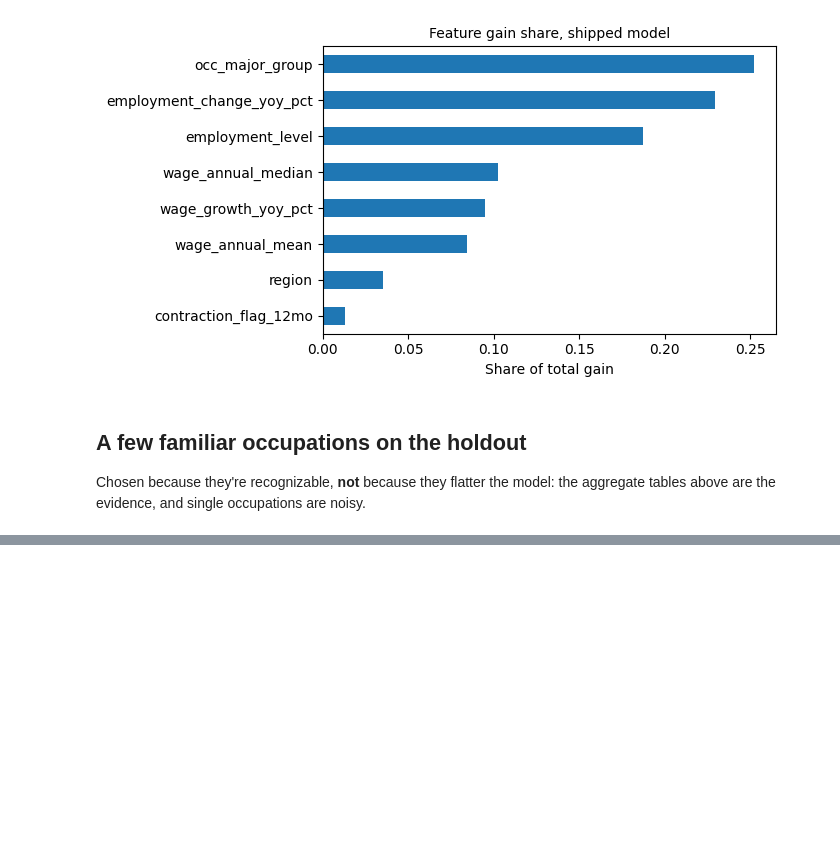
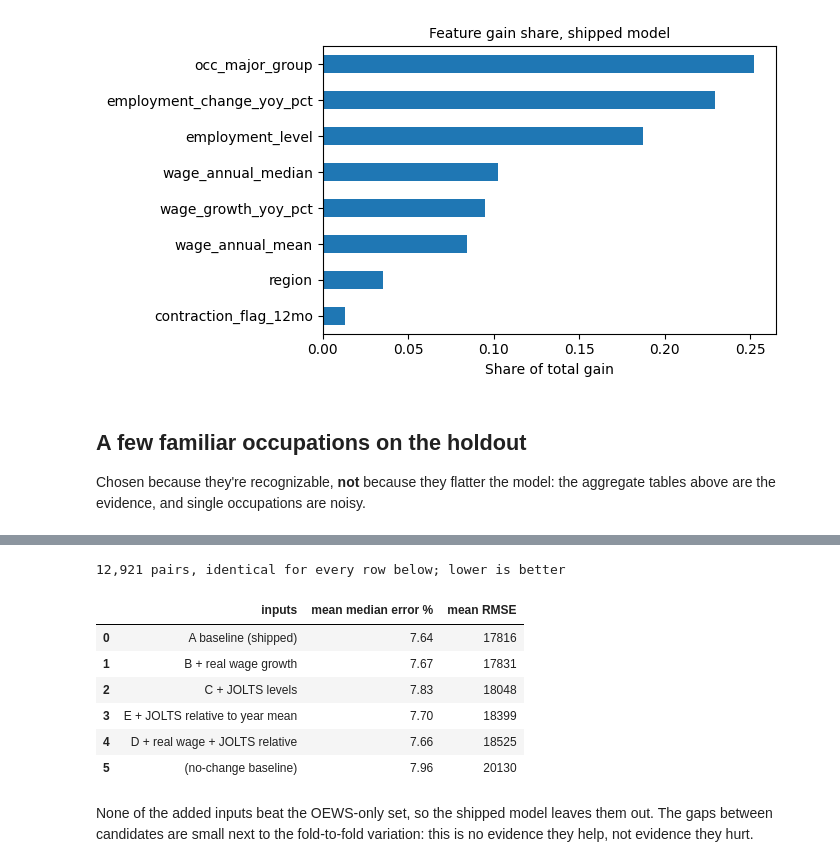
Before and after one commit to brianravelo28/labor-market-displacement-forecaster, a Jupyter notebook: notebooks/02_model_evaluation.ipynb, the cells around one changed output, grey strips where cells are left out. Saved outputs shown, nothing was run; the diff lists cells and outputs as text; code cells hidden in the pictures; blank space fills up the shorter version.

```diff
--- a/notebooks/02_model_evaluation.ipynb
+++ b/notebooks/02_model_evaluation.ipynb
@@ -149,0 +154,20 @@ ex.rename(columns={"pred_growth_pct": "predicted %", "actual_growth_pct": "actua
+# %%
+exp = json.load(open("../data/processed/feature_set_experiment.json"))
+rows = [{"inputs": name, "mean median error %": round(c["mean_median_error_pct"], 2), "mean RMSE": round(c["mean_rmse"])}
+        for name, c in exp["candidates"].items()]
+first = next(iter(exp["candidates"].values()))
+rows.append({"inputs": "(no-change baseline)", "mean median error %": round(first["persistence_mean_median_error_pct"], 2),
+             "mean RMSE": round(first["persistence_mean_rmse"])})
+print(f"{exp['pairs']:,} pairs, identical for every row below; lower is better")
+pd.DataFrame(rows)
+# %% [output]
+12,921 pairs, identical for every row below; lower is better
+|  | inputs | mean median error % | mean RMSE |
+| 0 | A baseline (shipped) | 7.64 | 17816 |
+| 1 | B + real wage growth | 7.67 | 17831 |
+| 2 | C + JOLTS levels | 7.83 | 18048 |
+| 3 | E + JOLTS relative to year mean | 7.70 | 18399 |
+| 4 | D + real wage + JOLTS relative | 7.66 | 18525 |
+| 5 | (no-change baseline) | 7.96 | 20130 |
+# %% [markdown]
+None of the added inputs beat the OEWS-only set, so the shipped model leaves them out. The gaps between candidates are small next to the fold-to-fold variation: this is no evidence they help, not evidence they hurt.
```
Also changed, not shown: parts of 1 cell of this notebook, 18 other files.
